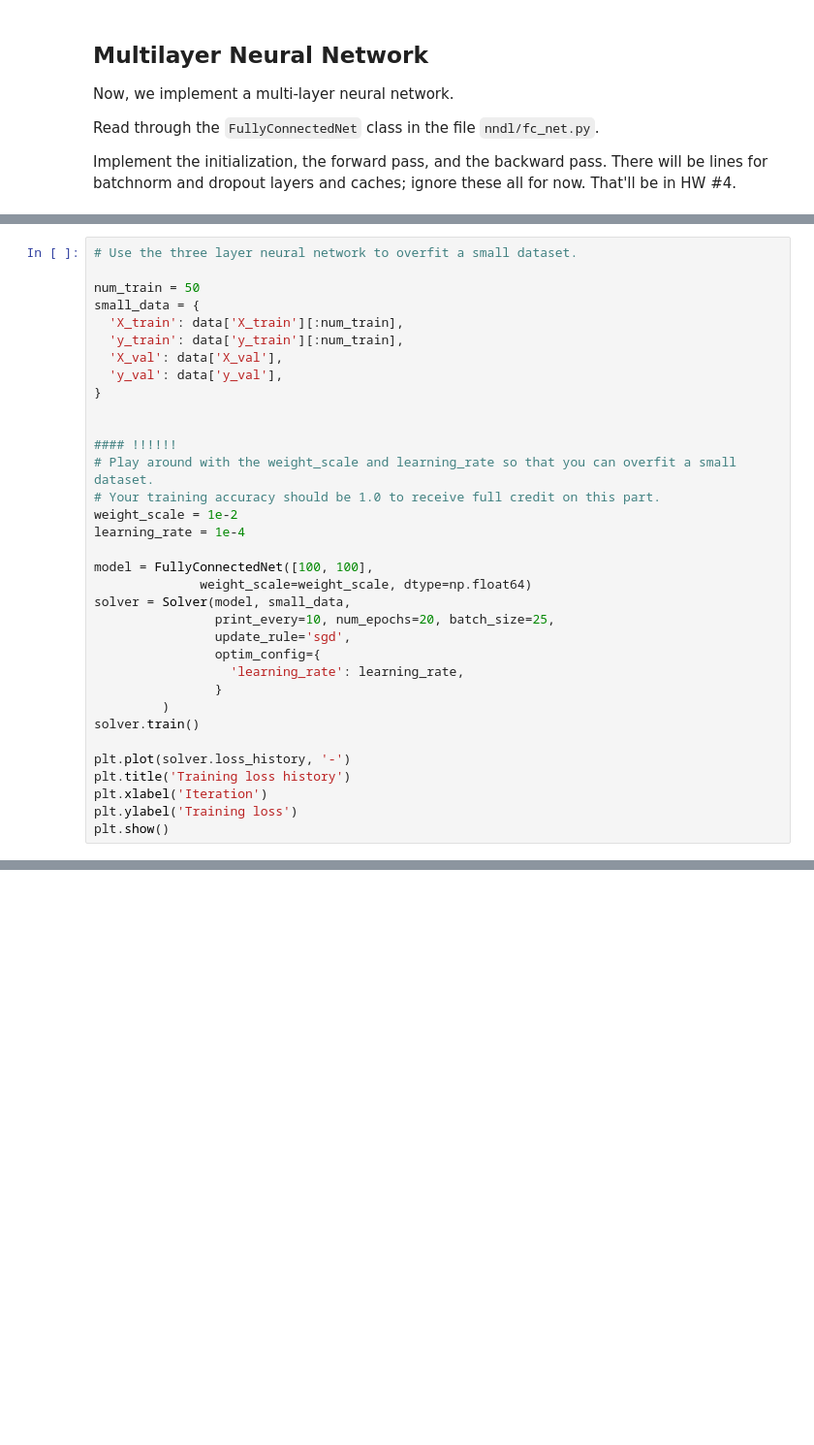
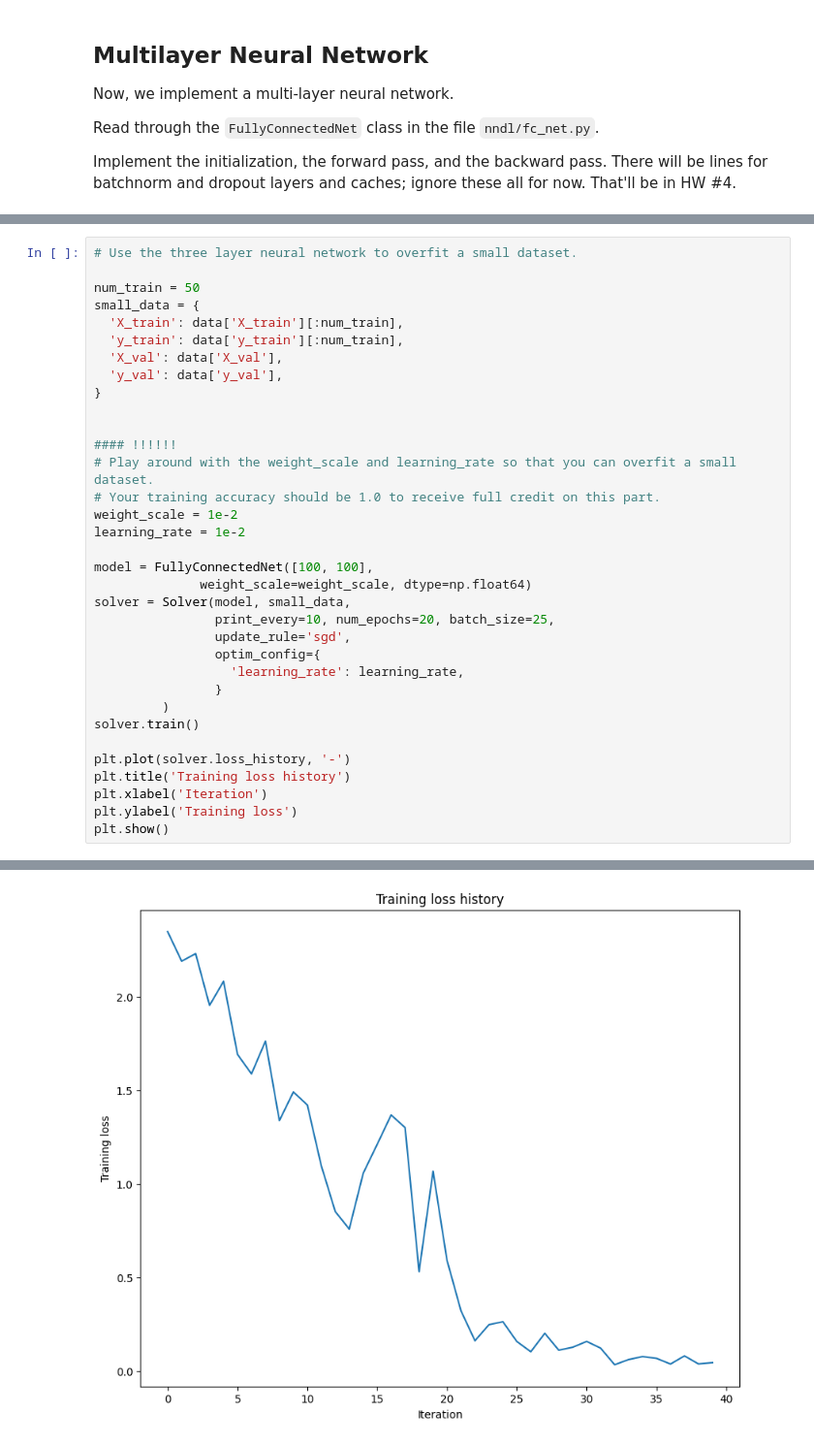
Before and after one commit to warrenjkim/UCLA, a Jupyter notebook: W24/ECEC147/hw3/HW3_code/FC_nets.ipynb, the cells around one changed output, grey strips where cells are left out. Shown at 97% size. Saved outputs shown, nothing was run; the diff lists cells and outputs as text; blank space fills up the shorter version.

```diff
--- a/W24/ECEC147/hw3/HW3_code/FC_nets.ipynb
+++ b/W24/ECEC147/hw3/HW3_code/FC_nets.ipynb
@@ -346,7 +434,7 @@ small_data = {
 # Play around with the weight_scale and learning_rate so that you can overfit a small dataset.
 # Your training accuracy should be 1.0 to receive full credit on this part.
 weight_scale = 1e-2
-learning_rate = 1e-4
+learning_rate = 1e-2
 
 model = FullyConnectedNet([100, 100],
               weight_scale=weight_scale, dtype=np.float64)
@@ -364,3 +452,4 @@ plt.title('Training loss history')
 plt.xlabel('Iteration')
 plt.ylabel('Training loss')
 plt.show()
+# %% [output]
@@ -366,0 +473 @@ plt.show()
+[figure, added]
```
Also changed, not shown: parts of 17 cells of this notebook, 14 other files.
